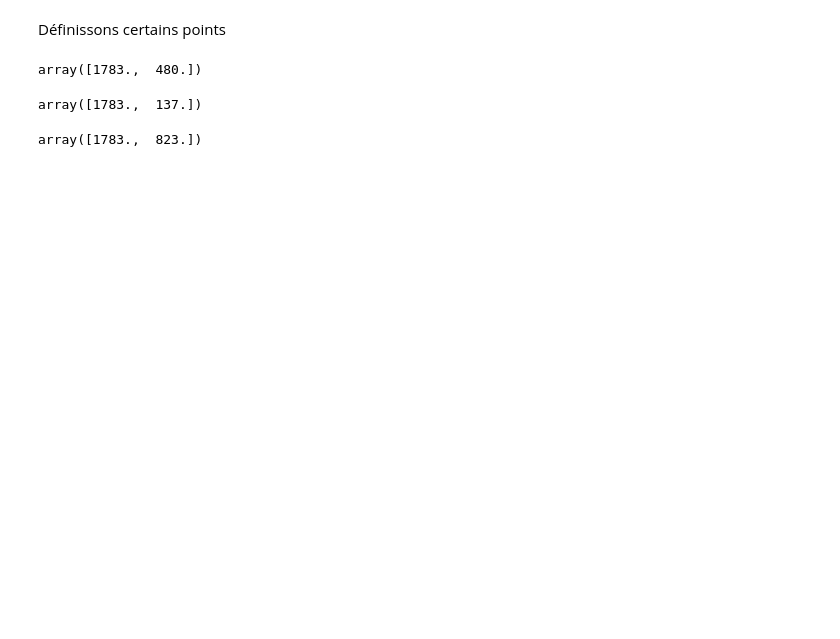
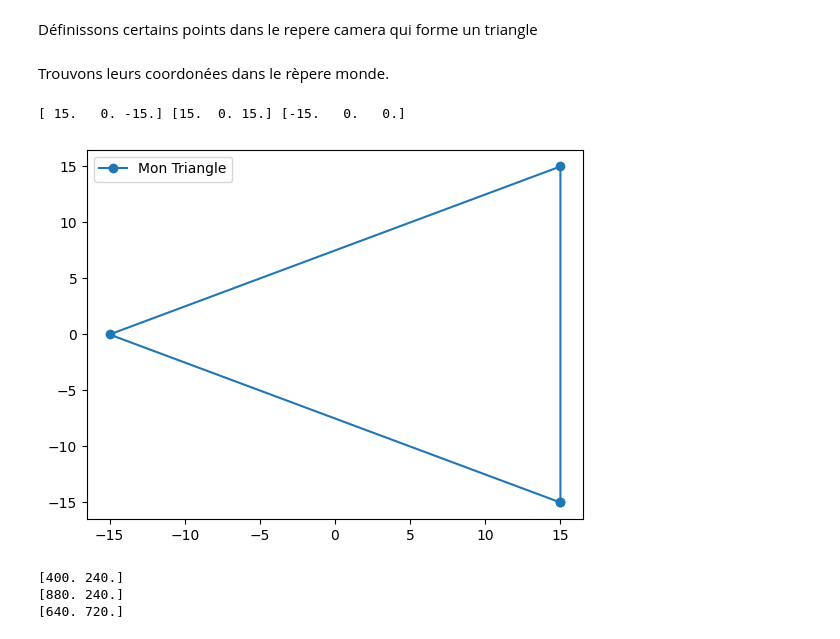
Before and after one commit to Justinamenngblogni/G-n-rateur_d-image_ENSIL, a Jupyter notebook: version_final_1.ipynb, the cells around one changed output. Saved outputs shown, nothing was run; the diff lists cells and outputs as text; code cells hidden in the pictures; blank space fills up the shorter version.

Commit message:
code avec Alexis Triangle

```diff
--- a/version_final_1.ipynb
+++ b/version_final_1.ipynb
@@ -74,8 +77,11 @@ class Repere:
         self.i = np.array([1, 0, 0]) @ self.rotation
         self.j = np.array([0, 1, 0]) @ self.rotation
         self.k = np.array([0, 0, 1]) @ self.rotation
+        # self.i = self.rotation[:, 0]
+        # self.j = self.rotation[:, 1]
+        # self.k = self.rotation[:, 2]
         self.origine = origine
-    def coordonnees_point_dans_repere(self, point_global):
+    def coordonnees_point_dans_ce_repere(self, point_global):
         """
         Calcule les coordonnées d'un point global dans ce repère.
         """
@@ -84,6 +90,14 @@ class Repere:
         y = np.dot(vecteur, self.j)
         z = np.dot(vecteur, self.k)
         return np.array([x, y, z])
+    def coordonnees_point_dans_repere_monde(self, point_local):
+        """
+        Calcule les coordonnées d'un point local dans le repère monde.
+        """
+        return (point_local[0] * self.i +
+                point_local[1] * self.j +
+                point_local[2] * self.k +
+                self.origine)
 # %%
 Repere_W = Repere(origine=O_w)
 Repere_C = Repere(O_c, R=R_word_to_camera )
@@ -102,23 +129,41 @@ array([540., 180.])
 # %% [markdown]
-Définissons certains points
+Définissons certains points dans le repere camera qui forme un triangle
 # %%
 d = 15
 alpha_camera = np.array([d, d, l, 1])
 beta_camera = np.array([-d, d, l, 1])
-gamma_camera = np.array([0, d, l, 1])
+gamma_camera = np.array([0, -d, l, 1])
+# %% [markdown]
+Trouvons leurs coordonées dans le rèpere monde.
+# %%
+alpha_monde = Repere_C.coordonnees_point_dans_repere_monde(alpha_camera[:3])
+beta_monde = Repere_C.coordonnees_point_dans_repere_monde(beta_camera[:3])
+gamma_monde = Repere_C.coordonnees_point_dans_repere_monde(gamma_camera[:3])
+# %%
+print(alpha_monde, beta_monde, gamma_monde)
+# %% [output]
+[ 15.   0. -15.] [15.  0. 15.] [-15.   0.   0.]
+# %%
+points_x = [alpha_monde[0], beta_monde[0], gamma_monde[0], alpha_monde[0]]
+points_y = [alpha_monde[2], beta_monde[2], gamma_monde[2], alpha_monde[2]]
+
+# 2. On affiche tout en une seule ligne
+# 'o-' signifie : marqueurs ronds ('o') reliés par des lignes ('-')
+plt.figure()
+plt.plot(points_x, points_y, 'o-', label='Mon Triangle')
+
+# Optionnel : Si c'est pour une image, l'axe Y est souvent inversé en informatique
+# plt.gca().invert_yaxis()
+
+plt.legend()
+plt.show()
+# %% [output]
+[figure, added]
 # %%
-alpha_image = project_point(alpha_camera)
-beta_image = project_point(beta_camera)
-gamma_image = project_point(gamma_camera)
+alpha_image = project_point(alpha_monde)
+beta_image = project_point(beta_monde)
+gamma_image = project_point(gamma_monde)
+# %% [output]
+[400. 240.]
+[880. 240.]
+[640. 720.]
-# %%
-gamma_image
-# %% [output]
-array([1783.,  480.])
-# %%
-alpha_image
-# %% [output]
-array([1783.,  137.])
-# %%
-beta_image
-# %% [output]
-array([1783.,  823.])
```
Also changed, not shown: parts of 7 cells of this notebook, 4 other files.
